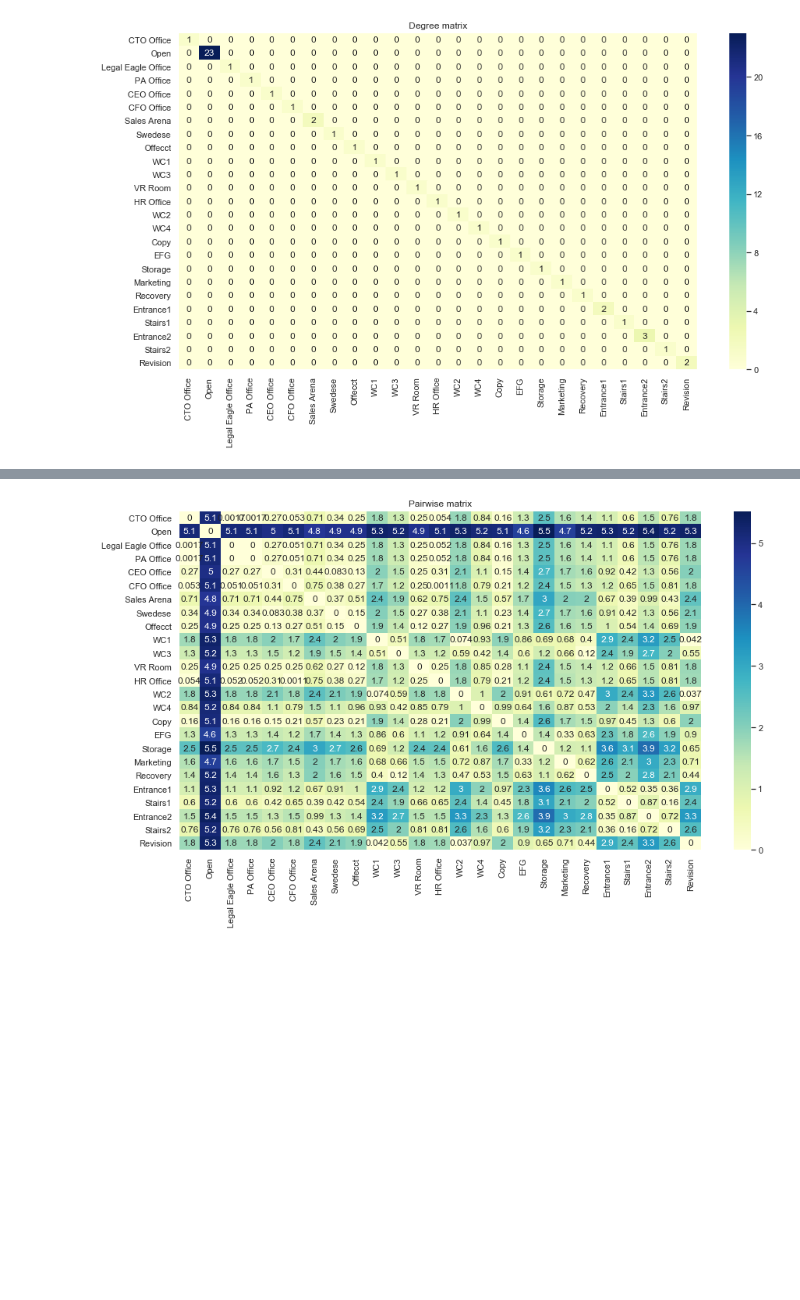
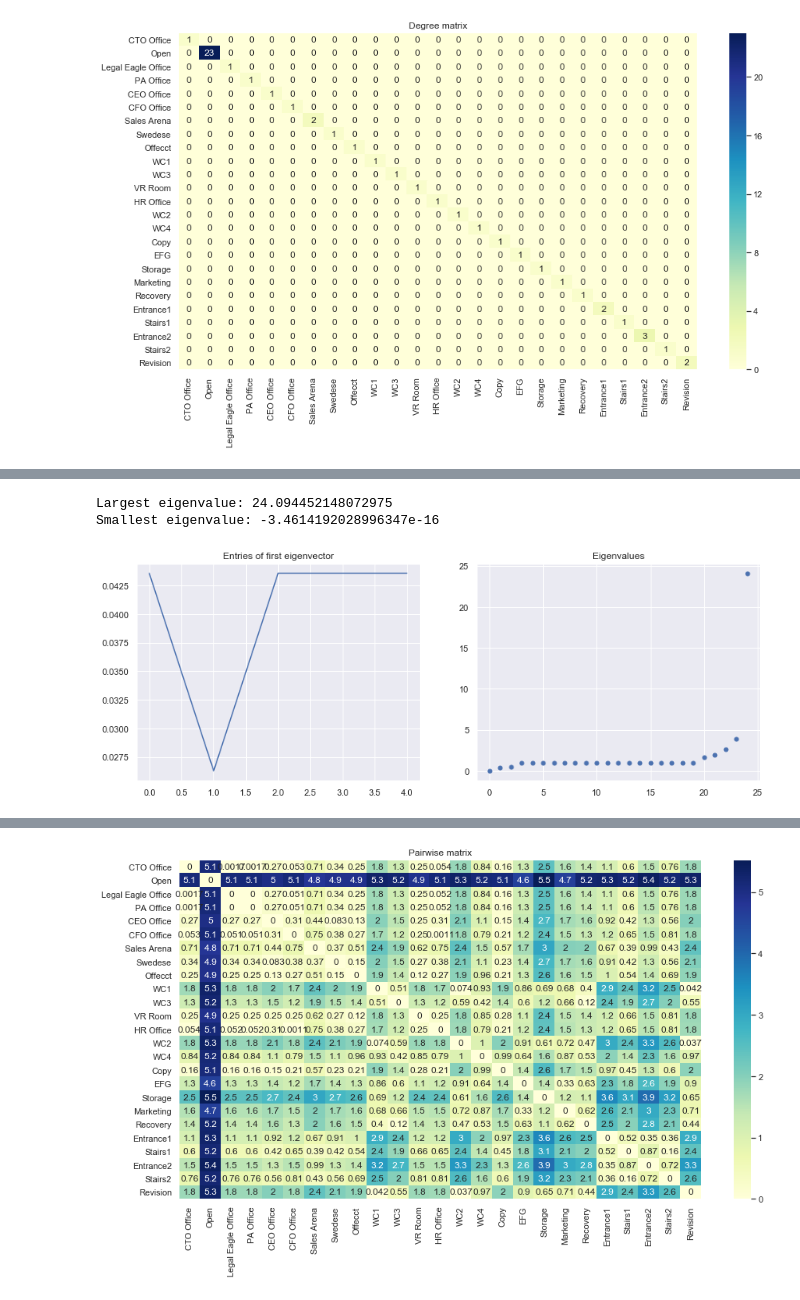
Before and after one commit to GAnagno/Social-Web, a Jupyter notebook: Spectral Map.ipynb, the cells around one changed output, grey strips where cells are left out. Cells and saved outputs as stored; diff of their text form; code cells hidden in the pictures; blank space fills up the shorter version.

```diff
--- a/Spectral Map.ipynb
+++ b/Spectral Map.ipynb
@@ -398,0 +429,21 @@ sns.heatmap(D, cmap="YlGnBu", annot=True, xticklabels=G.nodes, yticklabels=G.nod
+# %%
+import pandas as pd
+from networkx import *
+eigvals, eigvecs=np.linalg.eigh(L)
+print("Largest eigenvalue:", max(eigvals))
+print("Smallest eigenvalue:", min(eigvals))
+
+eigvecs = pd.DataFrame(eigvecs)
+
+fig = plt.figure(figsize=(14,5))
+fig.add_subplot(121)
+plt.title("Entries of first eigenvector")
+plt.plot(eigvecs.iloc[:5,1])
+
+fig.add_subplot(122)
+plt.plot(eigvals, '.', markerSize = 10)
+plt.title("Eigenvalues");
+# %% [output]
+Largest eigenvalue: 24.094452148072975
+Smallest eigenvalue: -3.4614192028996347e-16
+[figure, added]
```
Also changed, not shown: parts of 26 cells of this notebook.
